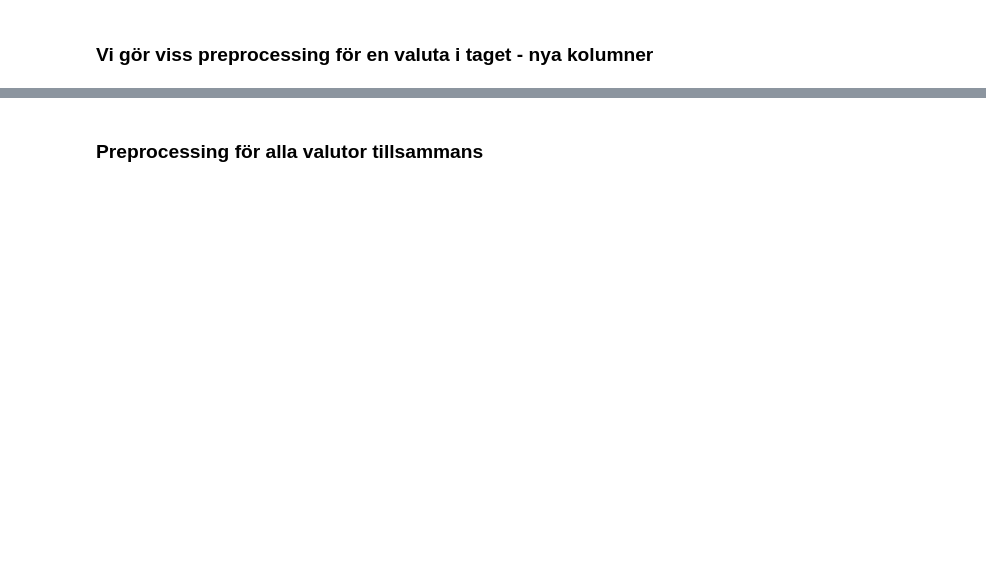
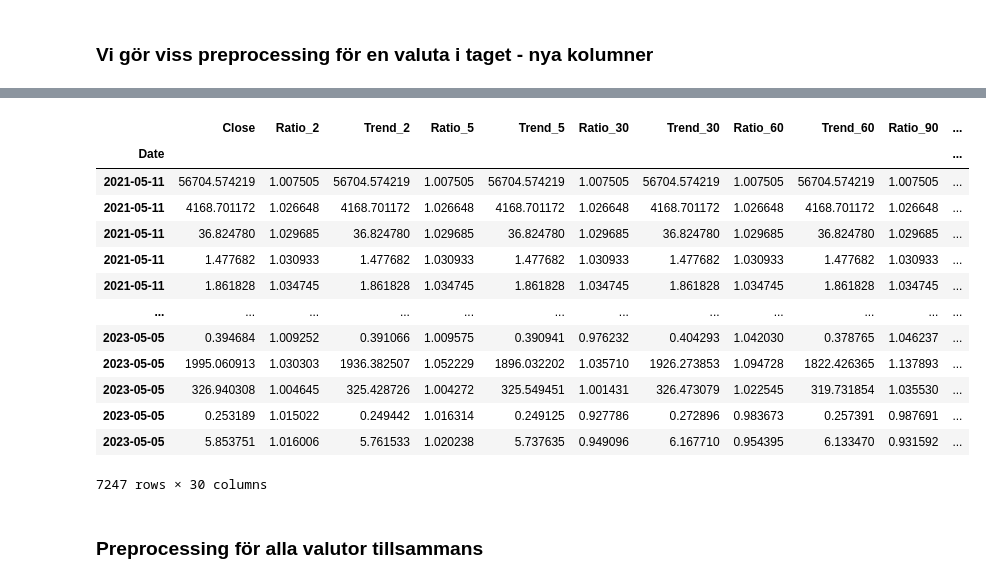
Before and after one commit to carokanns/the_new_Krypto, a Jupyter notebook: my_testa_modeller.ipynb, the cells around one changed output, grey strips where cells are left out. Cells and saved outputs as stored; diff of their text form; code cells hidden in the pictures; blank space fills up the shorter version.

```diff
--- a/my_testa_modeller.ipynb
+++ b/my_testa_modeller.ipynb
@@ -599,0 +364,15 @@ df2[predictors].head(40)
+# %%
+### preprocessing ###
+df_dict = {}
+df = pp.preprocessing_currency(df_org)
+if df is not None:
+    print('Antal NaN', df.isna().any().sum())
+
+    print()
+    df_dict = {}  # en dictionary med samtlig nya dataframes
+    for cnt, column_name in enumerate(df.columns):
+        df_name = f'df_{column_name}'
+        df_dict[df_name] = pp.preprocess(df[[column_name]], df_gold, df_infl)
+        print(cnt+1, column_name)
+
+display(df_dict.keys())
@@ -599,0 +400,18 @@ df2[predictors].head(40)
+# %%
+the_dict = df_dict.copy()
+# Slå ihop alla df_dict till  df2 med gemnsamma kolumner
+for df_name in the_dict:
+    the_dict[df_name] = the_dict[df_name].rename(
+        columns={the_dict[df_name].columns[0]: 'Close'})
+    # reset index in df_dict[df_name] but keep Date column
+    the_dict[df_name] = the_dict[df_name].reset_index(drop=False)
+    # add Ticker column to df_dict[df_name]
+    the_dict[df_name]['Ticker'] = df_name
+
+df2 = pd.concat(the_dict.values(), axis=0)
+df2.sort_values(by=['Date'], inplace=True)
+df2.query('Date == "2023-05-01" and Ticker == "df_DOGE-USD"')
+df2.set_index('Date', inplace=True)
+display(df2.head(3))
+display(df2.tail(3))
+display(df2.columns)
@@ -600,2 +432,28 @@ df2[predictors].head(40)
+# %%
+
+
+# compute Tommorow's price to be Close next day
+df2['Tomorrow'] = df2.groupby('Ticker')['Close'].shift(-1)
+
+# compute the percentage change
+df2['Percentage Change'] = (df2['Tomorrow'] - df2['Close']) / df2['Close'] * 100
+
+df2['y1'] = (df2['Tomorrow'] > df2['Close']).astype(int)
+df2.dropna(inplace=True)
+# %% [output]
+|  | Close | Ratio_2 | Trend_2 | Ratio_5 | Trend_5 | Ratio_30 | Trend_30 | Ratio_60 | Trend_60 | Ratio_90 | ... |
+| Date |  |  |  |  |  |  |  |  |  |  | ... |
+| 2021-05-11 | 56704.574219 | 1.007505 | 56704.574219 | 1.007505 | 56704.574219 | 1.007505 | 56704.574219 | 1.007505 | 56704.574219 | 1.007505 | ... |
+| 2021-05-11 | 4168.701172 | 1.026648 | 4168.701172 | 1.026648 | 4168.701172 | 1.026648 | 4168.701172 | 1.026648 | 4168.701172 | 1.026648 | ... |
+| 2021-05-11 | 36.824780 | 1.029685 | 36.824780 | 1.029685 | 36.824780 | 1.029685 | 36.824780 | 1.029685 | 36.824780 | 1.029685 | ... |
+| 2021-05-11 | 1.477682 | 1.030933 | 1.477682 | 1.030933 | 1.477682 | 1.030933 | 1.477682 | 1.030933 | 1.477682 | 1.030933 | ... |
+| 2021-05-11 | 1.861828 | 1.034745 | 1.861828 | 1.034745 | 1.861828 | 1.034745 | 1.861828 | 1.034745 | 1.861828 | 1.034745 | ... |
+| ... | ... | ... | ... | ... | ... | ... | ... | ... | ... | ... | ... |
+| 2023-05-05 | 0.394684 | 1.009252 | 0.391066 | 1.009575 | 0.390941 | 0.976232 | 0.404293 | 1.042030 | 0.378765 | 1.046237 | ... |
+| 2023-05-05 | 1995.060913 | 1.030303 | 1936.382507 | 1.052229 | 1896.032202 | 1.035710 | 1926.273853 | 1.094728 | 1822.426365 | 1.137893 | ... |
+| 2023-05-05 | 326.940308 | 1.004645 | 325.428726 | 1.004272 | 325.549451 | 1.001431 | 326.473079 | 1.022545 | 319.731854 | 1.035530 | ... |
+| 2023-05-05 | 0.253189 | 1.015022 | 0.249442 | 1.016314 | 0.249125 | 0.927786 | 0.272896 | 0.983673 | 0.257391 | 0.987691 | ... |
+| 2023-05-05 | 5.853751 | 1.016006 | 5.761533 | 1.020238 | 5.737635 | 0.949096 | 6.167710 | 0.954395 | 6.133470 | 0.931592 | ... |
+7247 rows × 30 columns
 # %% [markdown]
 ### Preprocessing för alla valutor tillsammans
```
Also changed, not shown: parts of 41 cells of this notebook, 2 other files.
